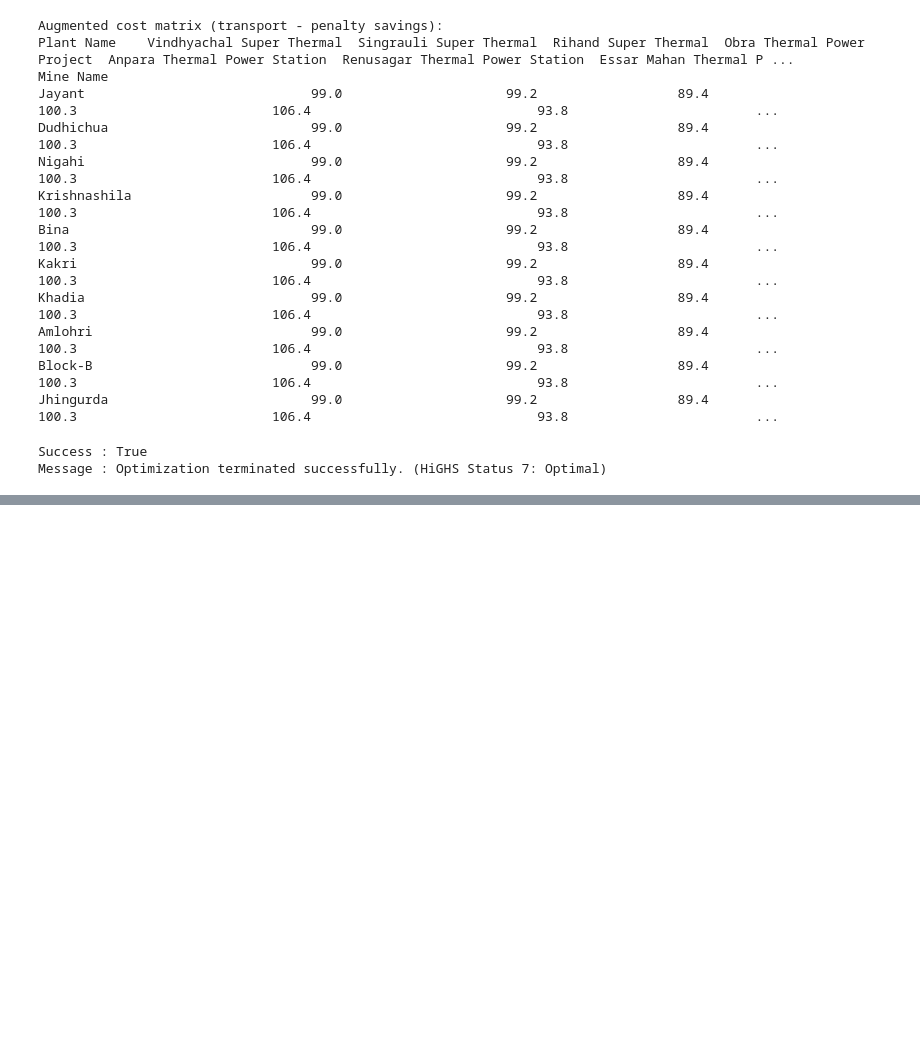
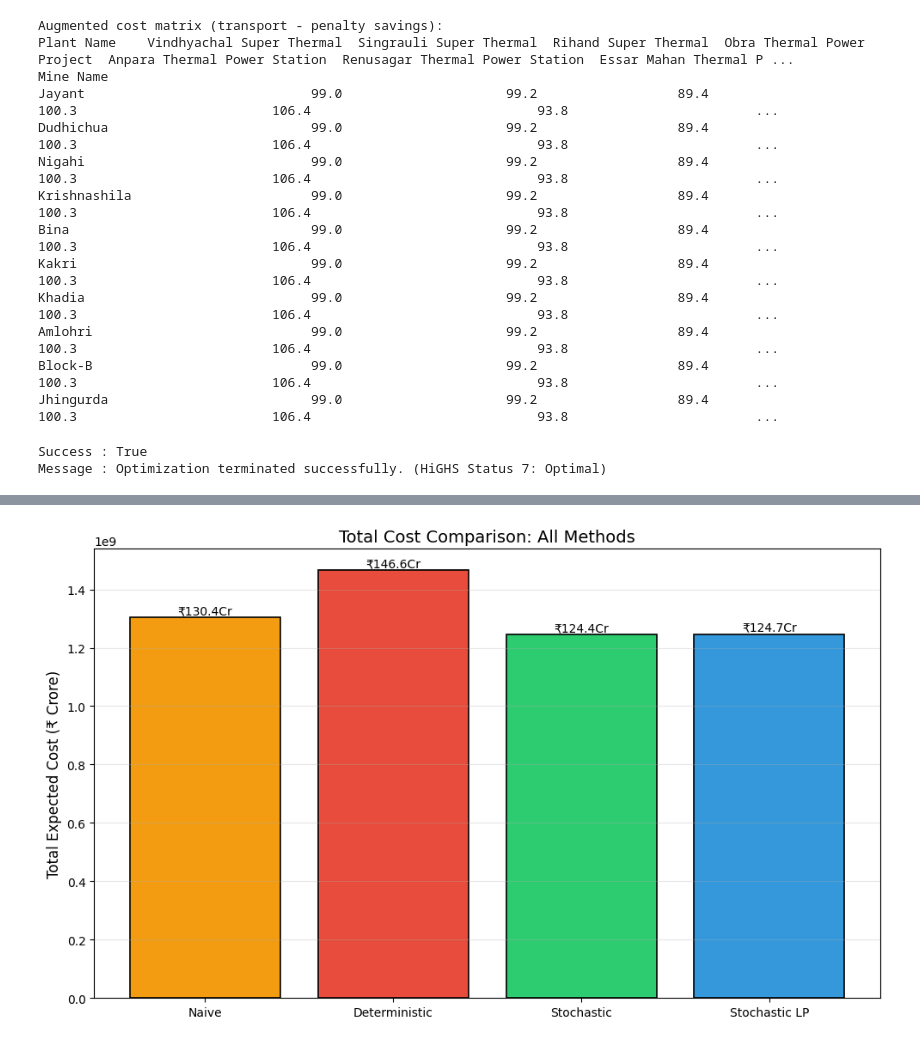
Before and after one commit to anmolsriwastava/Coal-Supply-Network-Optimization, a Jupyter notebook: Code Files/optimization_main.ipynb, the cells around one changed output, grey strips where cells are left out. Saved outputs shown, nothing was run; the diff lists cells and outputs as text; code cells hidden in the pictures; blank space fills up the shorter version.

```diff
--- a/Code Files/optimization_main.ipynb
+++ b/Code Files/optimization_main.ipynb
@@ -1073,0 +1184,22 @@ Total            : ₹  1,246,913,658
+# %%
+# Plot 4: Cost Comparison (All Four Methods)
+scenarios = ['Naive', 'Deterministic', 'Stochastic', 'Stochastic LP']
+totals = [total_naive, total_det, total_stoch, total_slp]
+colors = ['#f39c12', '#e74c3c', '#2ecc71', '#3498db']
+
+fig, ax = plt.subplots(figsize=(10, 6))
+bars = ax.bar(scenarios, totals, color=colors, edgecolor='black', linewidth=1.2)
+
+ax.set_ylabel('Total Expected Cost (₹ Crore)', fontsize=12)
+ax.set_title('Total Cost Comparison: All Methods', fontsize=14)
+ax.grid(axis='y', alpha=0.3)
+
+for bar, val in zip(bars, totals):
+    ax.text(bar.get_x() + bar.get_width()/2, bar.get_height() + 0.3e7,
+            f'₹{val/1e7:.1f}Cr', ha='center', va='bottom', fontsize=10)
+
+plt.tight_layout()
+plt.savefig('../Reports/Figures and Plots/cost_comparison.png', dpi=150)
+plt.show()
+# %% [output]
+[figure, added]
```
Also changed, not shown: parts of 8 cells of this notebook, 9 other files.
